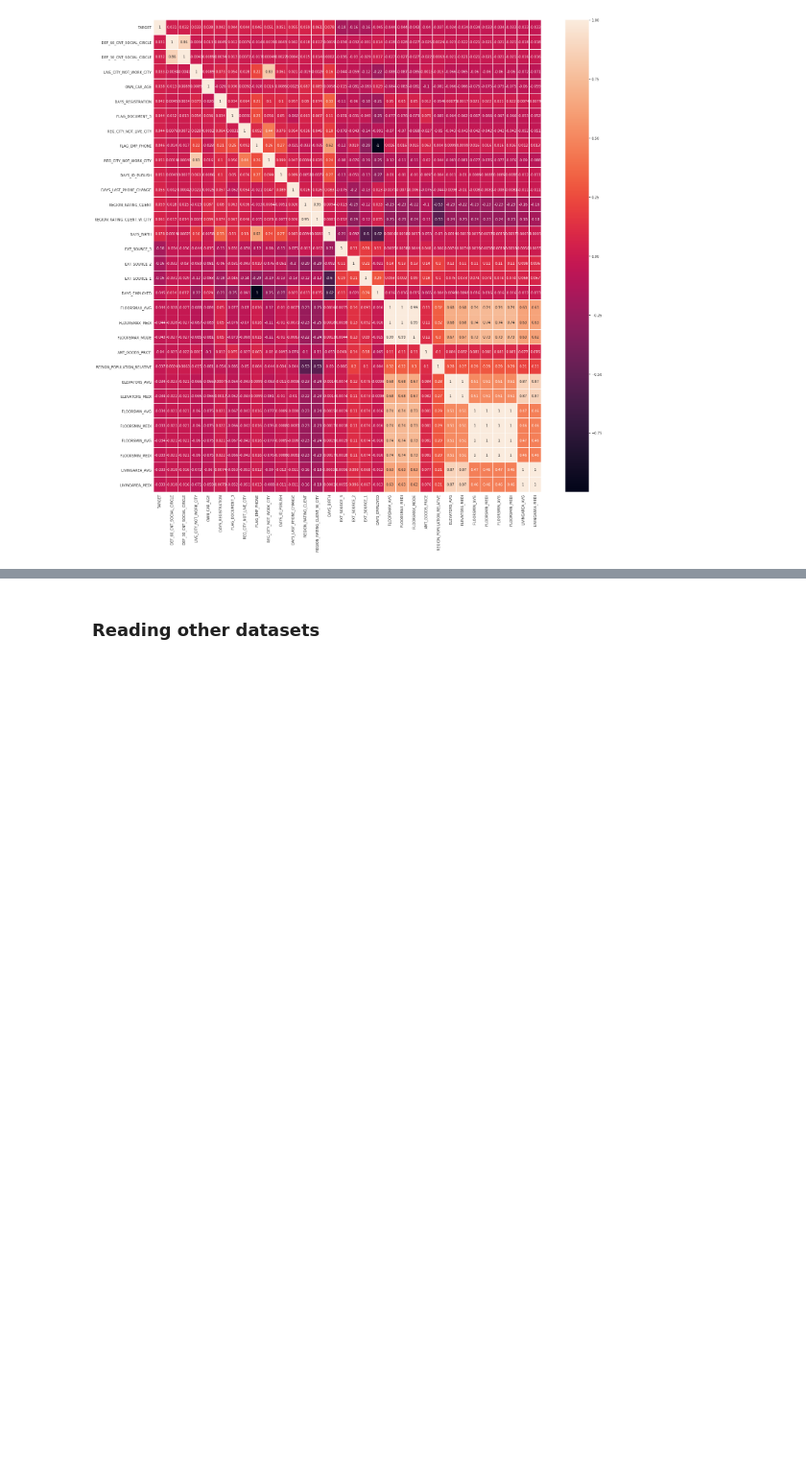
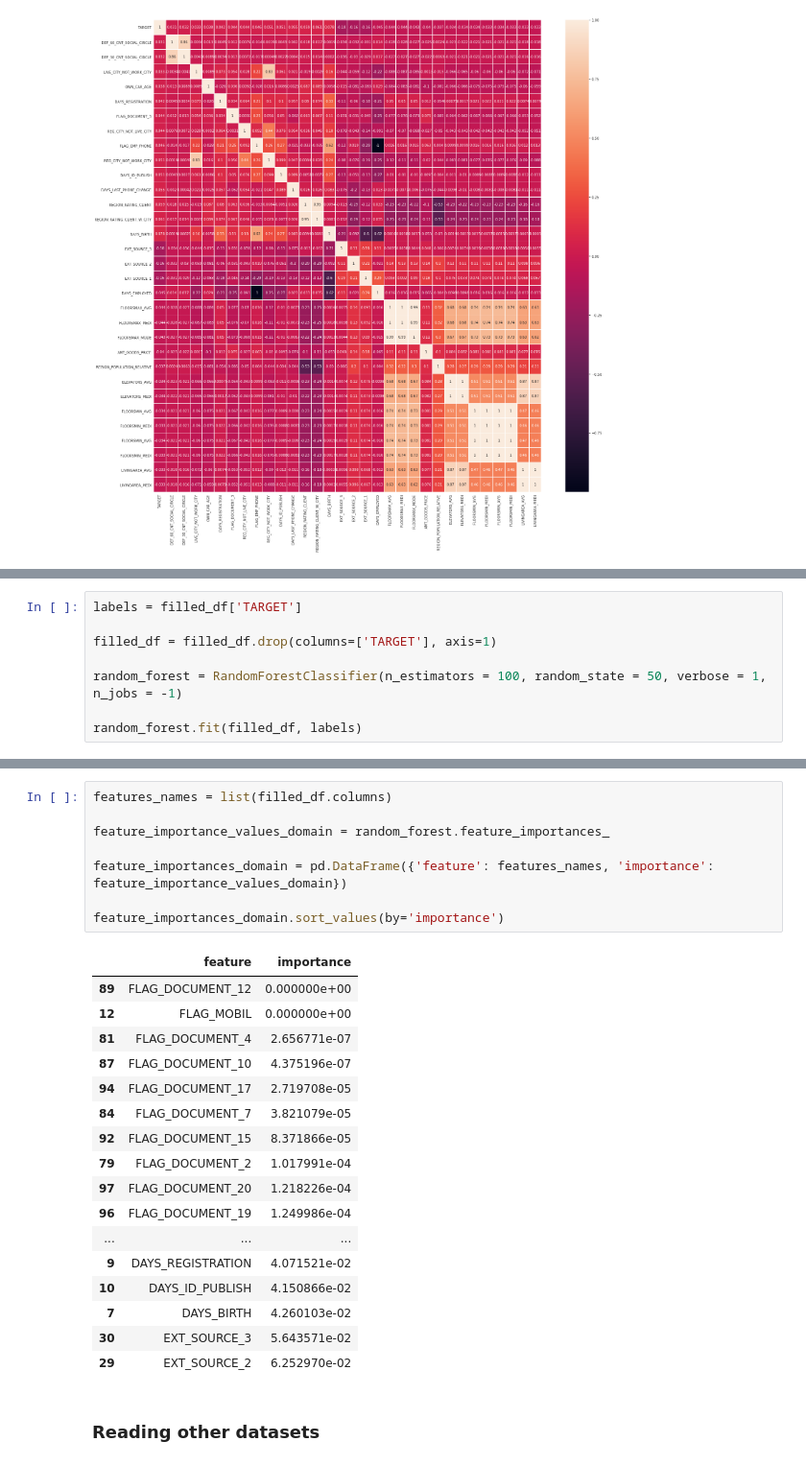
Before and after one commit to jyothishkjames/Home-Credit-Default-Risk-Analysis-Prediction-Machine-Learning, a Jupyter notebook: notebook/exploratory_data_analysis.ipynb, the cells around one changed output, grey strips where cells are left out. Shown at 96% size. Cells and saved outputs as stored; diff of their text form; blank space fills up the shorter version.

Commit message:
adding feature importance

```diff
--- a/notebook/exploratory_data_analysis.ipynb
+++ b/notebook/exploratory_data_analysis.ipynb
@@ -213,0 +216,8 @@ plt.show()
+# %%
+labels = filled_df['TARGET']
+
+filled_df = filled_df.drop(columns=['TARGET'], axis=1)
+
+random_forest = RandomForestClassifier(n_estimators = 100, random_state = 50, verbose = 1, n_jobs = -1)
+
+random_forest.fit(filled_df, labels)
@@ -214,3 +228,29 @@ plt.show()
+# %%
+features_names = list(filled_df.columns)
+
+feature_importance_values_domain = random_forest.feature_importances_
+
+feature_importances_domain = pd.DataFrame({'feature': features_names, 'importance': feature_importance_values_domain})
+
+feature_importances_domain.sort_values(by='importance')
+# %% [output]
+|  | feature | importance |
+| 89 | FLAG_DOCUMENT_12 | 0.000000e+00 |
+| 12 | FLAG_MOBIL | 0.000000e+00 |
+| 81 | FLAG_DOCUMENT_4 | 2.656771e-07 |
+| 87 | FLAG_DOCUMENT_10 | 4.375196e-07 |
+| 94 | FLAG_DOCUMENT_17 | 2.719708e-05 |
+| 84 | FLAG_DOCUMENT_7 | 3.821079e-05 |
+| 92 | FLAG_DOCUMENT_15 | 8.371866e-05 |
+| 79 | FLAG_DOCUMENT_2 | 1.017991e-04 |
+| 97 | FLAG_DOCUMENT_20 | 1.218226e-04 |
+| 96 | FLAG_DOCUMENT_19 | 1.249986e-04 |
+| ... | ... | ... |
+| 9 | DAYS_REGISTRATION | 4.071521e-02 |
+| 10 | DAYS_ID_PUBLISH | 4.150866e-02 |
+| 7 | DAYS_BIRTH | 4.260103e-02 |
+| 30 | EXT_SOURCE_3 | 5.643571e-02 |
+| 29 | EXT_SOURCE_2 | 6.252970e-02 |
 # %% [markdown]
 ### Reading other datasets
 # %%
```
Also changed, not shown: parts of 3 cells of this notebook.
